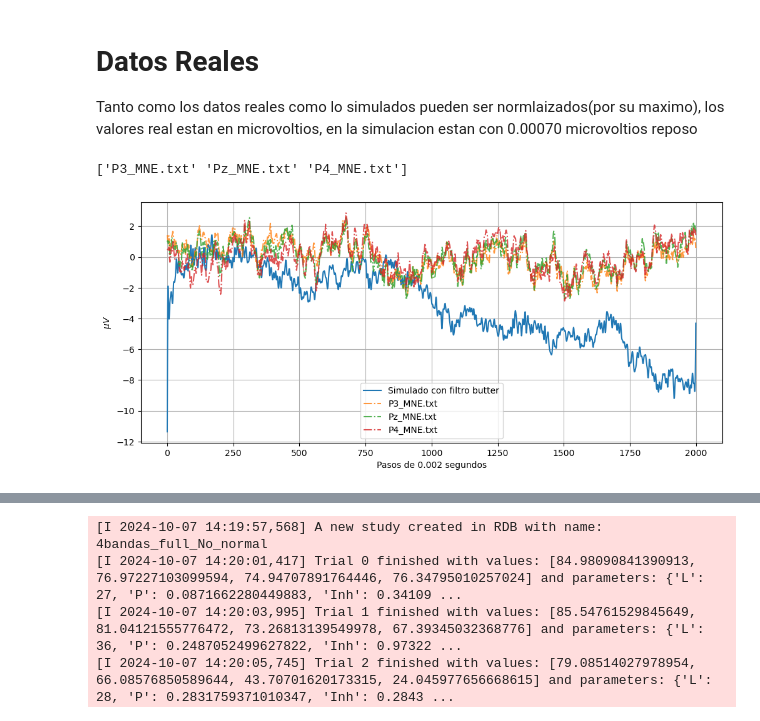
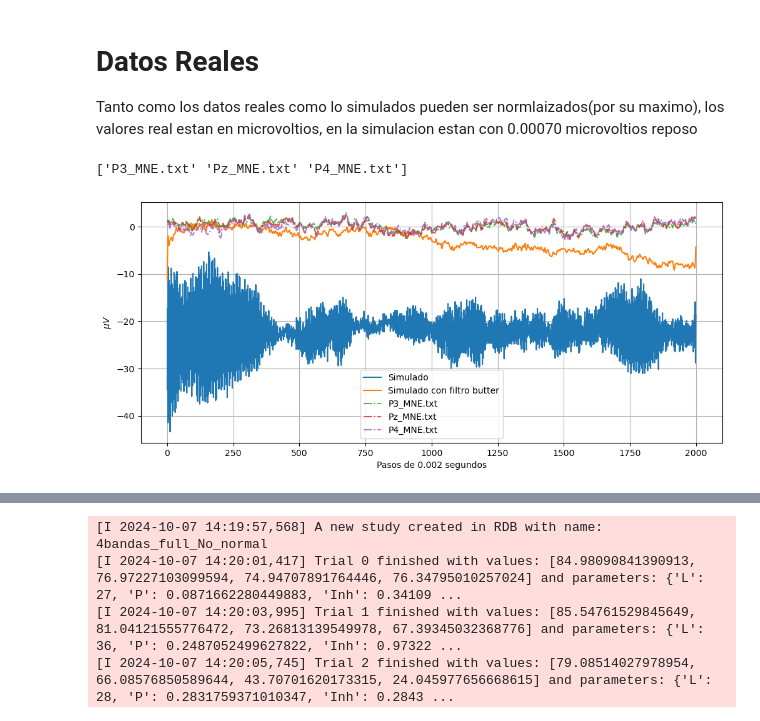
Before and after one commit to juanmillan03/Tesis-CA, a Jupyter notebook: Codigos/V5_G(NP)_python/main_multi.ipynb, the cells around one changed output, grey strips where cells are left out. Drawn from its saved outputs; the diff is of its cells as text; code cells hidden in the pictures.

```diff
--- a/Codigos/V5_G(NP)_python/main_multi.ipynb
+++ b/Codigos/V5_G(NP)_python/main_multi.ipynb
@@ -54,7 +56,7 @@ def Simulado_EGG(params):
     frequencies=np.array(frequencies)
 
 
-    welch_data = np.array([10 * np.log10(psd[i]+ 1e-10) for i in range(len(frequencies))])
+    welch_data = np.array([10 * np.log10(psd[i]) for i in range(len(frequencies))])
 
     delta = welch_data[np.logical_and(frequencies >= 0, frequencies <= 3)]
     theta = welch_data[np.logical_and(frequencies >= 3, frequencies <= 7)]
@@ -105,7 +107,7 @@ def Datos_reales(nombres):
         frequencies, psd = signal.welch(butter, fs, nperseg=nperseg, noverlap=noverlap)
         Frequencies[i]=frequencies=np.array(frequencies)
 
-        welch_data = np.array([10 * np.log10(psd[i]+ 1e-10) for i in range(len(frequencies))])
+        welch_data = np.array([10 * np.log10(psd[i]) for i in range(len(frequencies))])
         welch_datos[i]=welch_data
 
         delta = welch_data[np.logical_and(frequencies >= 1, frequencies <= 3)]
@@ -138,20 +140,20 @@ reales_total = Datos_reales(["P3_MNE.txt","Pz_MNE.txt","P4_MNE.txt"])
 # %%
 fig, ax = plt.subplots(figsize=[12, 5])
 
 print(reales_total["Nombres"])
-#ax.plot(generated_data["data_resample"],label="Simulado")
+ax.plot(generated_data["data_resample"],label="Simulado")
 ax.plot(generated_data["butter"],label="Simulado con filtro butter")
 for i in range(3):
     ax.plot(reales_total["datos"][i],"-.", label=reales_total["Nombres"][i],alpha=0.8)
 
 
 plt.xlabel("Pasos de 0.002 segundos")
 plt.ylabel(r"$\mu V$")
 plt.legend()  # Esto añade una leyenda para identificar cada línea
 plt.grid()
 plt.show()  # Mostrar todos los gráficos en la misma figura
 # %% [output]
 ['P3_MNE.txt' 'Pz_MNE.txt' 'P4_MNE.txt']
-[figure, old version]
+[figure, new version]
 # %%
 fig, ax = plt.subplots(figsize=[12, 5])
```
Also changed, not shown: parts of 7 cells of this notebook, 58 other files.
